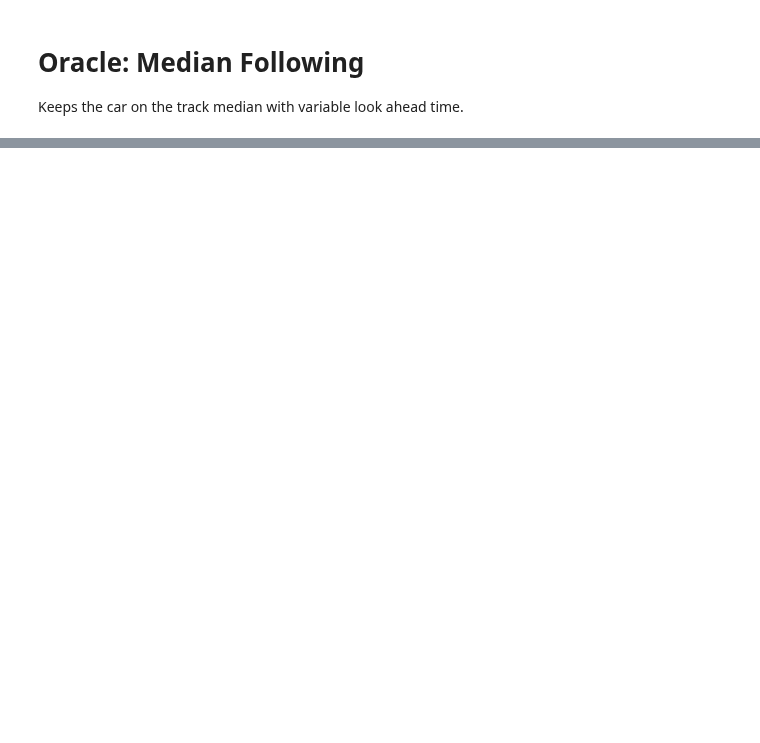
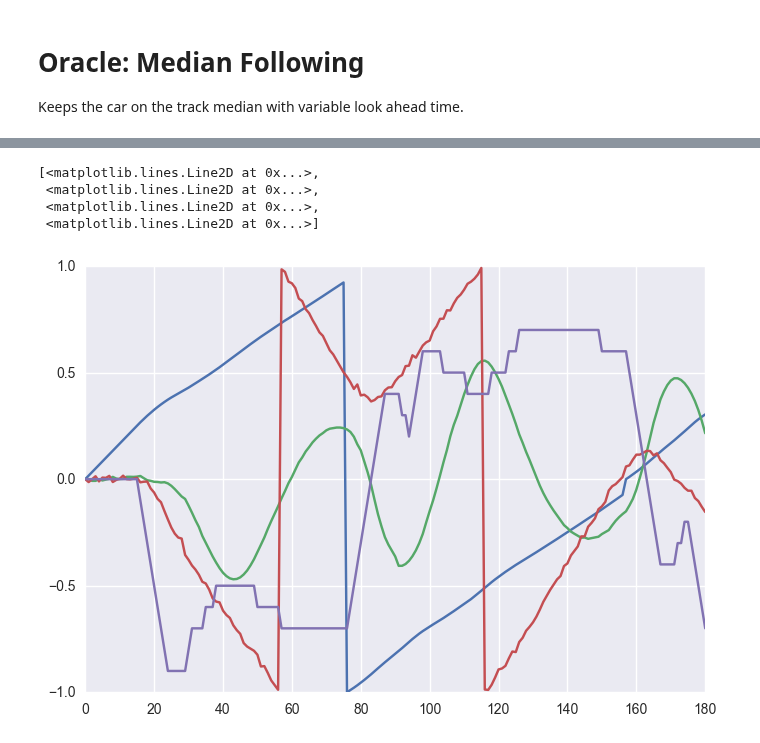
Before and after one commit to jcsharp/DriveIt, a Jupyter notebook: Oracle.ipynb, the cells around one changed output, grey strips where cells are left out. Saved outputs shown, nothing was run; the diff lists cells and outputs as text; code cells hidden in the pictures; blank space fills up the shorter version.

```diff
--- a/Oracle.ipynb
+++ b/Oracle.ipynb
@@ -74,0 +86,8 @@ plt.xlabel('time');plt.ylabel('error')
+# %%
+plt.plot(obs)
+# %% [output]
+[<matplotlib.lines.Line2D at 0x...>,
+ <matplotlib.lines.Line2D at 0x...>,
+ <matplotlib.lines.Line2D at 0x...>,
+ <matplotlib.lines.Line2D at 0x...>]
+[figure, added]
```
Also changed, not shown: parts of 8 cells of this notebook, 3 other files.
